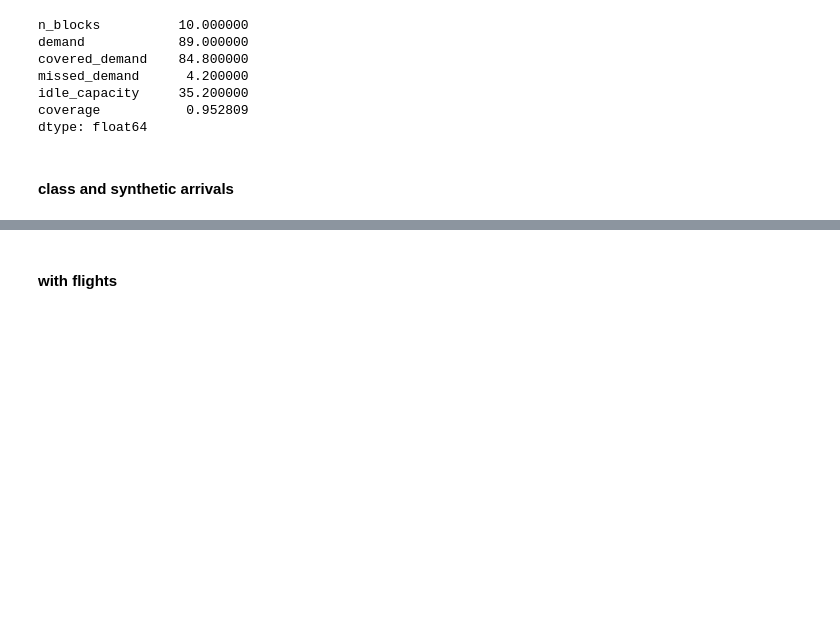
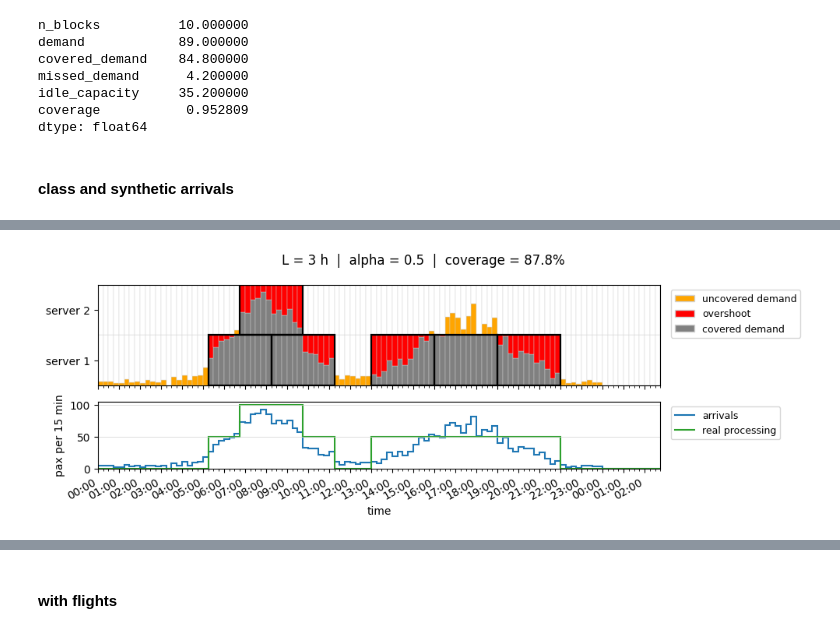
Before and after one commit to ZanchiLorenzo/security_paper, a Jupyter notebook: Tester FLR security.ipynb, the cells around one changed output, grey strips where cells are left out. Saved outputs shown, nothing was run; the diff lists cells and outputs as text; code cells hidden in the pictures; blank space fills up the shorter version.

```diff
--- a/Tester FLR security.ipynb
+++ b/Tester FLR security.ipynb
@@ -1476,13 +1475,13 @@ BIN_MINUTES = 15
 arrivals = make_synthetic_arrivals(20, seed=1)
 
 registry={
-    1: {'label': '1', 'processing_rate': 10, 'processing_unit': 10, 'priority': 5},
-    2: {'label': '2', 'processing_rate': 10, 'processing_unit': 10, 'priority': 5},
-    3: {'label': '3', 'processing_rate': 10, 'processing_unit': 10, 'priority': 5},
-    4: {'label': '4', 'processing_rate': 10, 'processing_unit': 10, 'priority': 5},
-    5: {'label': '5', 'processing_rate': 10, 'processing_unit': 10, 'priority': 5},
-    6: {'label': '6', 'processing_rate': 2, 'processing_unit': 10, 'priority': 5},
+    1: {'label': '1', 'processing_rate': 50, 'processing_unit': 15, 'priority': 5},
+    2: {'label': '2', 'processing_rate': 50, 'processing_unit': 15, 'priority': 5},
+    3: {'label': '3', 'processing_rate': 50, 'processing_unit': 15, 'priority': 5},
+    4: {'label': '4', 'processing_rate': 50, 'processing_unit': 15, 'priority': 5},
+    5: {'label': '5', 'processing_rate': 50, 'processing_unit': 15, 'priority': 5},
+    6: {'label': '6', 'processing_rate': 50, 'processing_unit': 15, 'priority': 5},
+    7: {'label': '7', 'processing_rate': 50, 'processing_unit': 15, 'priority': 5},
+    8: {'label': '8', 'processing_rate': 50, 'processing_unit': 15, 'priority': 5},
     }
 server_registry = preprocessing.build_processing_params_by_server(registry)
-
-arrivals
@@ -1502,5 +1488,7 @@ Freq: 15min, Name: arrivals, Length: 96, dtype: float64
 # %%
-planner = security_class.SecurityLanePlanner(arrivals, server_registry)
+planner = security_class.SecurityPlanner(arrivals, server_registry)
 
 res = planner.run(L=3, alpha=0.5, K_total=1000)
+
+plotutils.plot_grid_overlay(res)
 # %% [output]
@@ -1507,0 +1495 @@ res = planner.run(L=3, alpha=0.5, K_total=1000)
+[figure, added]
```
Also changed, not shown: parts of 14 cells of this notebook, 7 other files.
